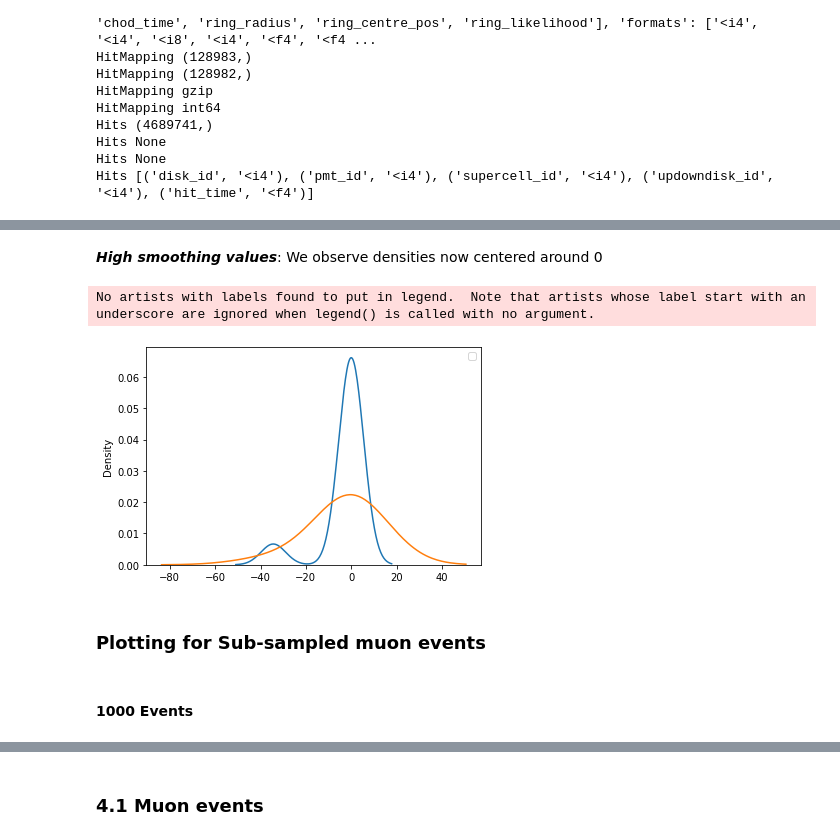
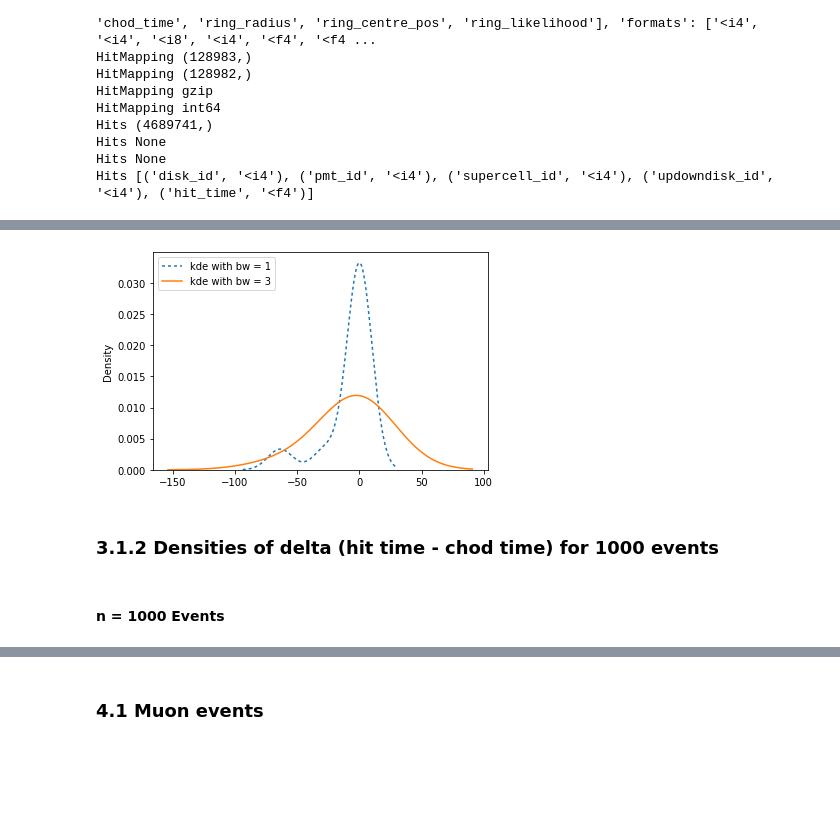
Before and after one commit to TRIUMF-Capstone2022/richai, a Jupyter notebook: notebooks/eda.ipynb, the cells around one changed output, grey strips where cells are left out. Saved outputs shown, nothing was run; the diff lists cells and outputs as text; code cells hidden in the pictures; blank space fills up the shorter version.

```diff
--- a/notebooks/eda.ipynb
+++ b/notebooks/eda.ipynb
@@ -213,4 +213,0 @@ entries = dfile.attrs["entries"]
-# %%
-# Reading in delta for 1 event
-ht_muon = dset[0]['hit_time'] - dset[0]['chod_time']
-ht_muon
@@ -253,17 +227,15 @@ plt.show()
-# %% [markdown]
-***High smoothing values***: We observe densities now centered around 0
 # %%
-fig = sns.kdeplot(ht_muon, bw_adjust=1, label = "muon")
-fig = sns.kdeplot(ht_muon, bw_adjust=3)
+# Resolving the smoothing issue
+fig = sns.kdeplot(ht_muon, bw_adjust=1, label = "kde with bw = 1", x = 'delta (ns)', dashes = (2,2))
+fig = sns.kdeplot(ht_muon, bw_adjust=3, label = "kde with bw = 3")
 plt.legend()
 plt.show()
 # %% [output]
-No artists with labels found to put in legend.  Note that artists whose label start with an underscore are ignored when legend() is called with no argument.
-[figure, old version]
+[figure, new version]
 # %% [markdown]
-### Plotting for Sub-sampled muon events
+### 3.1.2 Densities of delta (hit time - chod time) for 1000 events
 # %% [markdown]
-#### 1000 Events
+#### n = 1000 Events
 # %%
 # Sample size
 n = 1000
```
Also changed, not shown: parts of 35 cells of this notebook.
